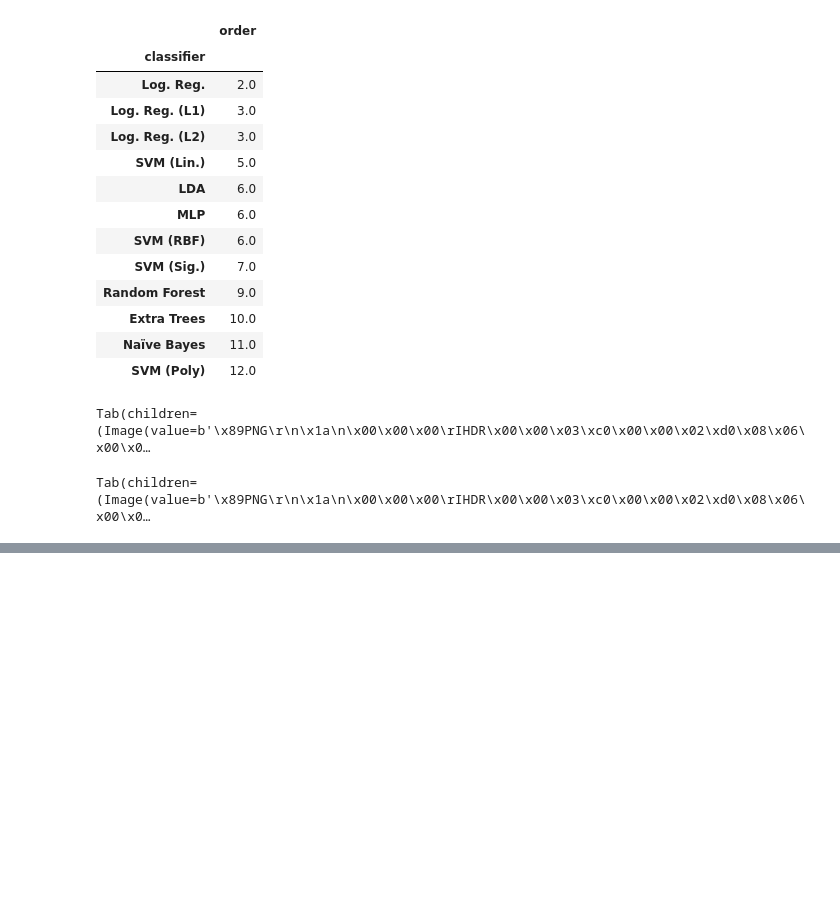
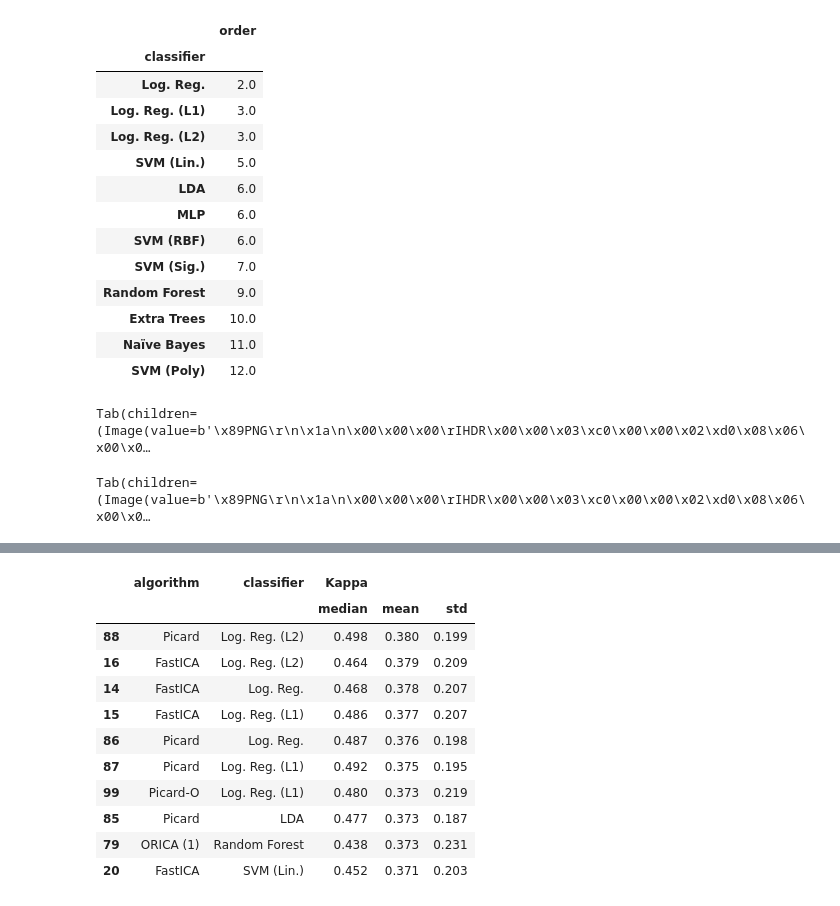
Before and after one commit to Kotzly/BCI_MsC, a Jupyter notebook: notebooks/Issue_32_Results_Analysis_BCIComp.ipynb, the cells around one changed output, grey strips where cells are left out. Saved outputs shown, nothing was run; the diff lists cells and outputs as text; code cells hidden in the pictures; blank space fills up the shorter version.

```diff
--- a/notebooks/Issue_32_Results_Analysis_BCIComp.ipynb
+++ b/notebooks/Issue_32_Results_Analysis_BCIComp.ipynb
@@ -547,0 +447,27 @@ display(adf)
+# %%
+adf = (
+    full_df
+    .groupby(["algorithm", "classifier", "uid"], as_index=False).mean()
+    .groupby(["algorithm", "classifier"], as_index=False).agg(["median", "mean", "std", low_ci, upper_ci])
+    .reset_index()
+    .sort_values(by=[("Kappa", "mean"), ("Kappa", "std")], ascending=[False, False])
+    .round(3)
+    .loc[:, [("algorithm", ""), ("classifier", ""), ("Kappa", "median"), ("Kappa", "mean"), ("Kappa", "std")]]
+    .rename(columns=dict(CI="CI (95%)"))
+    .head(10)
+)
+adf.to_latex(tex_path / "top_10_comb.tex", index=False)
+adf
+# %% [output]
+|  | algorithm | classifier | Kappa |  |  |
+|  |  |  | median | mean | std |
+| 88 | Picard | Log. Reg. (L2) | 0.498 | 0.380 | 0.199 |
+| 16 | FastICA | Log. Reg. (L2) | 0.464 | 0.379 | 0.209 |
+| 14 | FastICA | Log. Reg. | 0.468 | 0.378 | 0.207 |
+| 15 | FastICA | Log. Reg. (L1) | 0.486 | 0.377 | 0.207 |
+| 86 | Picard | Log. Reg. | 0.487 | 0.376 | 0.198 |
+| 87 | Picard | Log. Reg. (L1) | 0.492 | 0.375 | 0.195 |
+| 99 | Picard-O | Log. Reg. (L1) | 0.480 | 0.373 | 0.219 |
+| 85 | Picard | LDA | 0.477 | 0.373 | 0.187 |
+| 79 | ORICA (1) | Random Forest | 0.438 | 0.373 | 0.231 |
+| 20 | FastICA | SVM (Lin.) | 0.452 | 0.371 | 0.203 |
```
Also changed, not shown: parts of 26 cells of this notebook, 1 other file.
